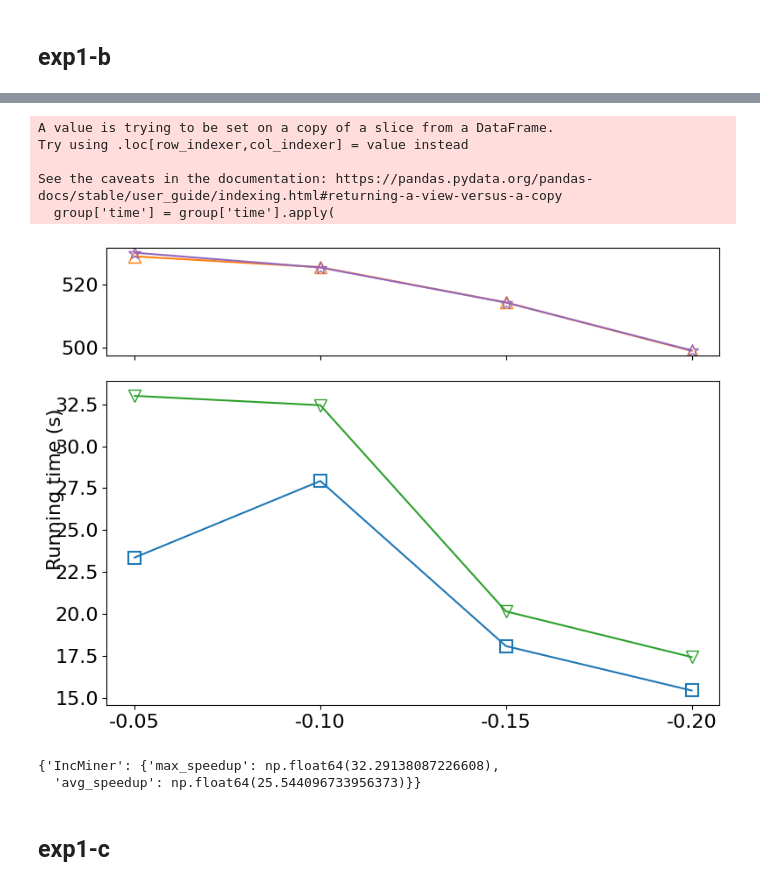
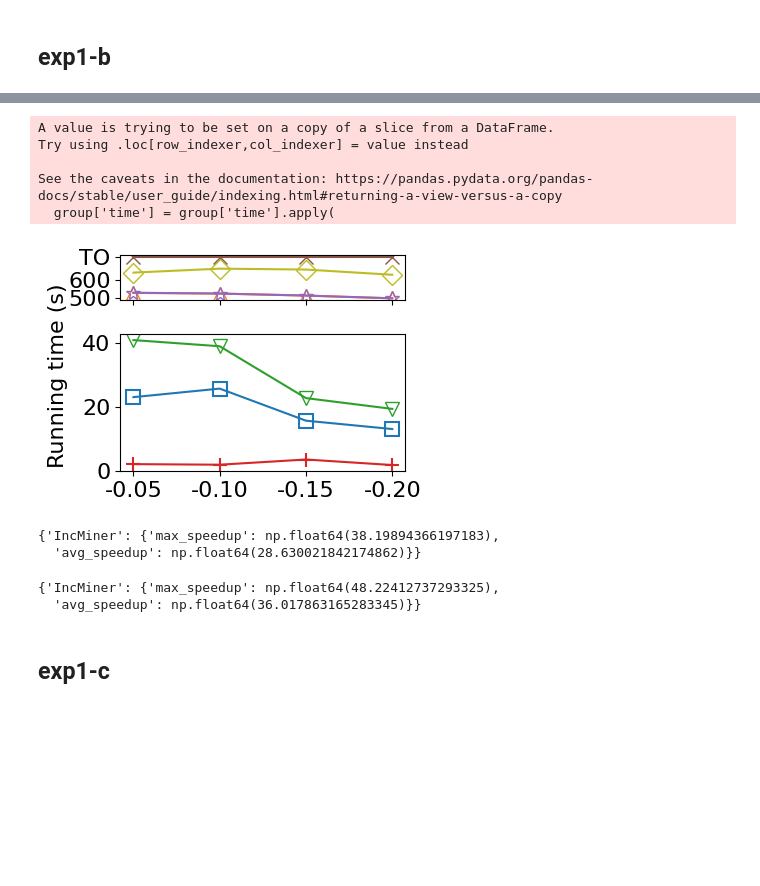
Before and after one commit to HaoxianChen/inc-miner-experiment-plots, a Jupyter notebook: plots.ipynb, the cells around one changed output, grey strips where cells are left out. Cells and saved outputs as stored; diff of their text form; code cells hidden in the pictures; blank space fills up the shorter version.

Commit message:
update results.

```diff
--- a/plots.ipynb
+++ b/plots.ipynb
@@ -6,7 +6,8 @@ import pandas as pd
 # Read all sheets into a dictionary of DataFrames
 # dfs = pd.read_excel('experiment-a-b.xlsx', sheet_name=None)
 # dfs = pd.read_excel('result_abcd.xlsx', sheet_name=None)
-dfs = pd.read_excel('result_exp_a_j_vary_d.xlsx', sheet_name=None)
+# dfs = pd.read_excel('result_exp_a_j_vary_d.xlsx', sheet_name=None)
+dfs = pd.read_excel('result_exp_0730.xlsx', sheet_name=None)
 
 
 # Print the names of the sheets
@@ -20,8 +82,8 @@ import matplotlib.pyplot as plt
 import numpy as np
 
 # Set default figure size (width, height in inches)
-# plt.rcParams['figure.figsize'] = [4, 3]
-plt.rcParams['figure.figsize'] = [8, 6]
+plt.rcParams['figure.figsize'] = [4, 3]
+# plt.rcParams['figure.figsize'] = [8, 6]
 
 plt.rcParams['font.size'] = 16
 
@@ -187,4 +259,6 @@ def pre_process_exp1(_df):
 # %%
 tab = 'Δ𝜂 > 0 in X'
-df = dfs[tab]
+# df = dfs[tab]
+df = dfs3[tab]
 df = pre_process_exp1(df)
+df = post_process(df)
@@ -206,6 +302,15 @@ for label, group in groups:
                 markersize=markerStyleMap[label].get('markersize', 10)
             )
 
+
+# Add the lien for IApriori
+label = "IApriori"
+plt.plot(range(len(X)), dfs_iapriori[tab]['gen rule time(s)'], label=label, marker=markerMap[label],color=colorMap[label],
+            markerfacecolor=markerStyleMap[label].get('markerfacecolor', 'auto'),
+            markeredgewidth=markerStyleMap[label].get('markeredgewidth', 1.0),
+            markersize=markerStyleMap[label].get('markersize', 10)
+        )
+
 # Add plot labels and legend
 plt.ylabel('Running time (s)')  # Label for y-axis
 
@@ -372,9 +565,7 @@ fig, (ax_top, ax_bottom) = plt.subplots(
 top_labels = ['batch', 'IncMinerNS']
 bottom_labels = ['IncMiner', 'IncMinerNoO']
 
-# Calculate the global maximum value of numeric 'time' across all groups
-global_max_time = df['time'][pd.to_numeric(df['time'], errors='coerce').notna()].max()
-timeout_value = global_max_time*1.1
+
 
 # Plot for labels in the top box
 for label in top_labels:
@@ -396,6 +587,43 @@ for label in top_labels:
     # ax_top.set_yticks(list(ax_top.get_yticks())[:1] + [timeout_value])  # Add timeout_value to y-ticks
     # ax_top.set_yticklabels([str(int(tick)) if tick != timeout_value else 'TO' for tick in ax_top.get_yticks()[:2]])
 
+# Plot for labels i# Calculate the global maximum value of numeric 'time' across all groups
+global_max_time = df_dcfinder['time'][pd.to_numeric(df_dcfinder['time'], errors='coerce').notna()].max()
+timeout_value = global_max_time*1.1
+
+groups_dcfinder = df_dcfinder.groupby('Baseline')
+for label in ["IncDCFinder"]:
+    group = groups_dcfinder.get_group(label)
+    # Replace 'timeout' with a placeholder value at the top of the y-axis
+    group['time'] = group['time'].apply(
+        lambda x: timeout_value if x == 'timeout' else x
+    )
+    Y = group['time']
+    ax_top.plot(
+        range(len(Y)), group['time'], label=label,
+        marker=markerMap[label], color=colorMap[label],
+        markerfacecolor=markerStyleMap[label].get('markerfacecolor', 'auto'),
+        markeredgewidth=markerStyleMap[label].get('markeredgewidth', 1.0),
+        markersize=markerStyleMap[label].get('markersize', 10)
+    )
+
+# # Add 'TO' tick to the top subplot
+# ax_top.set_yticks(list(ax_top.get_yticks())[:1] + [timeout_value])  # Add timeout_value to y-ticks
+# ax_top.set_yticklabels([str(int(tick)) if tick != timeout_value else 'TO' for tick in ax_top.get_yticks()[:2]])
+
+# Add 'TO' tick to the top subplot
+ax_top.set_yticks(list(ax_top.get_yticks())[:3] + [timeout_value])  # Add timeout_value to y-ticks
+ax_top.set_yticklabels([str(int(tick)) if tick <= global_max_time else 'TO' for tick in ax_top.get_yticks()[:4]])
+
+# Add the line for DCFinder
+label = "DCFinder"
+N = len(X)
+ax_top.plot(range(N), [timeout_value] * N, label=label, marker=markerMap[label],color=colorMap[label],
+            markerfacecolor=markerStyleMap[label].get('markerfacecolor', 'auto'),
+            markeredgewidth=markerStyleMap[label].get('markeredgewidth', 1.0),
+            markersize=markerStyleMap[label].get('markersize', 10)
+        )
+
 # Plot for other labels in the bottom box
 for label in bottom_labels:
     group = groups.get_group(label)
@@ -406,35 +634,48 @@ for label in bottom_labels:
         markerfacecolor=markerStyleMap[label].get('markerfacecolor', 'auto'),
         markeredgewidth=markerStyleMap[label].get('markeredgewidth', 1.0),
         markersize=markerStyleMap[label].get('markersize', 10)
     )
+
+# Add the lien for IApriori
+label = "IApriori"
+ax_bottom.plot(range(len(X)), dfs_iapriori[tab]['gen rule time(s)'], label=label, marker=markerMap[label],color=colorMap[label],
+            markerfacecolor=markerStyleMap[label].get('markerfacecolor', 'auto'),
+            markeredgewidth=markerStyleMap[label].get('markeredgewidth', 1.0),
+            markersize=markerStyleMap[label].get('markersize', 10)
+        )
 
 
 # xtick_labels = [fr"$\times 10^{{{int(np.log10(value))}}}$" for value in X]
 xtick_labels = [f"{value:.2f}" for value in X]
 plt.xticks(range(len(X)), xtick_labels)
 
 fig.text(0.01, 0.5, ylabel_time, va='center', rotation='vertical')
 
 # Adjust layout
 plt.tight_layout()
 
 # Save the plot
 outfile = "plots/exp1_hospital_eta_X_decrease.pdf"
 plt.savefig(outfile, bbox_inches='tight')
 
 # Display the plot
 plt.show()
 
 # Compute speedup
 compute_speedup(df, 'batch', ['IncMiner'])
 # %% [output]
 A value is trying to be set on a copy of a slice from a DataFrame.
 Try using .loc[row_indexer,col_indexer] = value instead
 
 See the caveats in the documentation: https://pandas.pydata.org/pandas-docs/stable/user_guide/indexing.html#returning-a-view-versus-a-copy
   group['time'] = group['time'].apply(
-[figure, old version]
+[figure, new version]
-{'IncMiner': {'max_speedup': np.float64(32.29138087226608),
-  'avg_speedup': np.float64(25.544096733956373)}}
+{'IncMiner': {'max_speedup': np.float64(38.19894366197183),
+  'avg_speedup': np.float64(28.630021842174862)}}
+# %%
+compute_speedup(df, 'IncDCFinder', ['IncMiner'])
+# %% [output]
+{'IncMiner': {'max_speedup': np.float64(48.22412737293325),
+  'avg_speedup': np.float64(36.017863165283345)}}
 # %% [markdown]
 ## exp1-c
```
Also changed, not shown: parts of 103 cells of this notebook, 42 other files.
